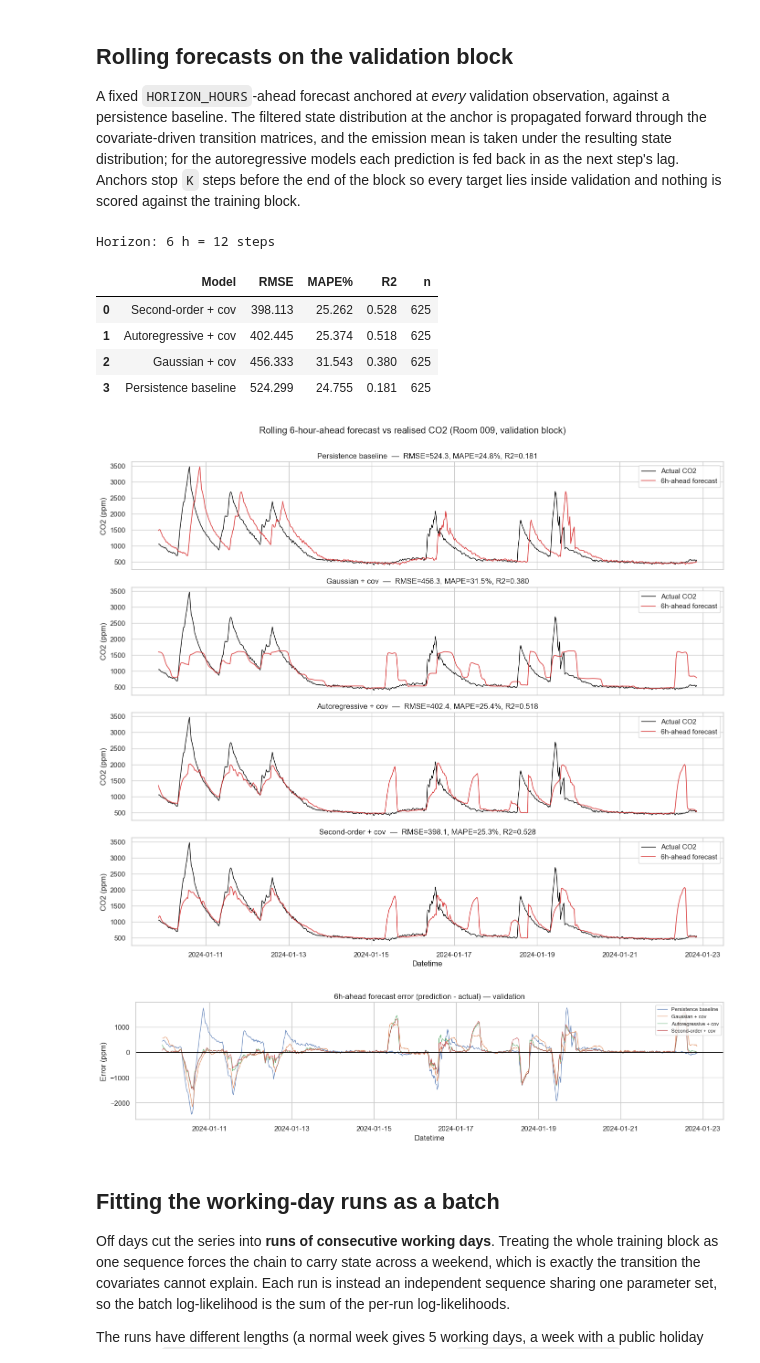
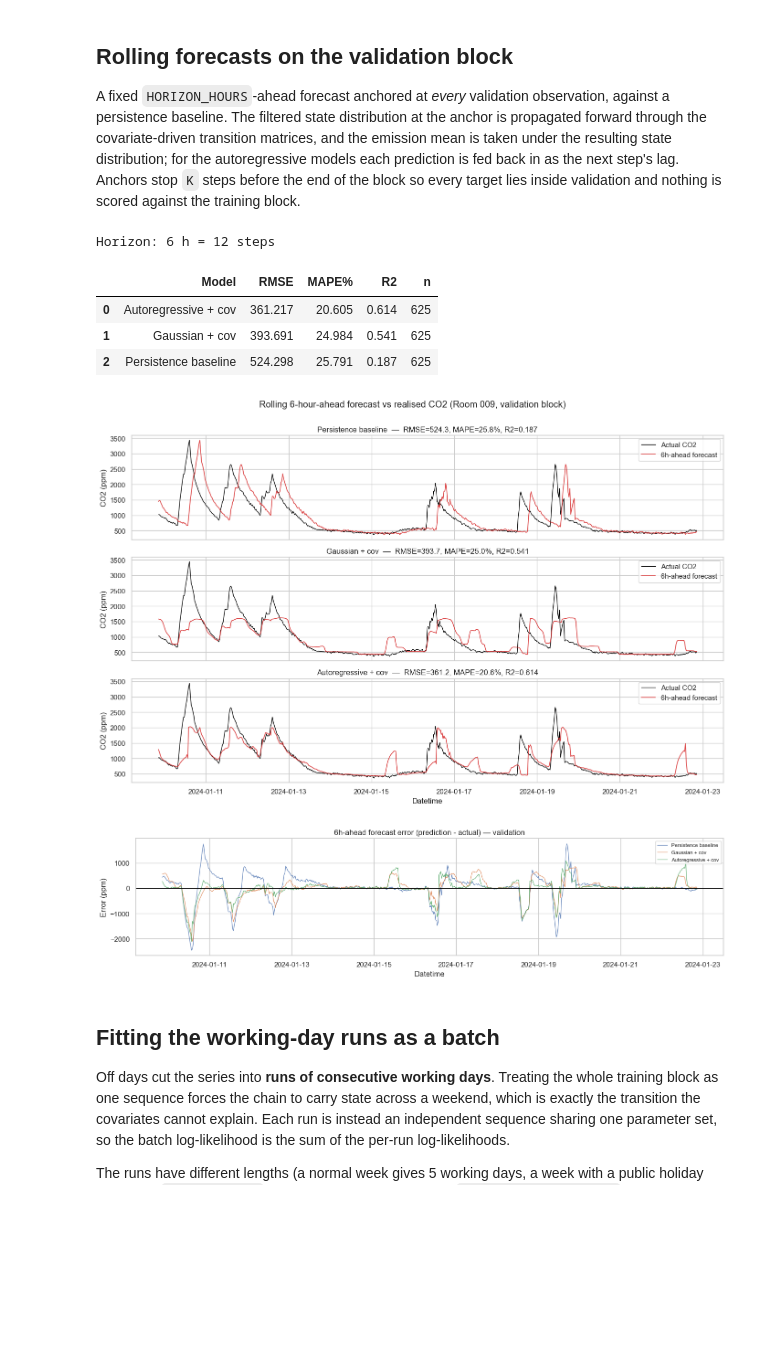
Before and after one commit to Maccen26/hmm-modelling, a Jupyter notebook: week_5_part_2.ipynb, the cells around one changed output. Drawn from its saved outputs; the diff is of its cells as text; code cells hidden in the pictures; blank space fills up the shorter version.

```diff
--- a/week_5_part_2.ipynb
+++ b/week_5_part_2.ipynb
@@ -27,7 +27,7 @@ N_WEEKLY_CYCLES = [1]     # -> sin_week_1..k / cos_week_1..k
 
 # --- Model / evaluation -----------------------------------------------------------
 STATES          = 4
-AR_LAGS         = 6
+AR_LAGS         = 1
 ORDER           = 2     # Markov order of the higher-order transition
 HORIZON_HOURS   = 6     # forecast horizon
 
@@ -105,0 +119,37 @@ Room 009 (room_009/30min) — 30min bins, min = 400 ppm
+# %%
+# ===================== The daily harmonics (time-of-day block) =====================
+tod_h = harmonic_range(N_DAILY_CYCLES)
+if not tod_h:
+    print("N_DAILY_CYCLES is empty - there is no time-of-day block in the design matrix")
+else:
+    hours = np.linspace(0.0, 24.0, 24 * 12 + 1)          # dense grid, 5-minute steps
+    angle = 2 * np.pi * hours / 24.0
+
+    # The first 24 h of data, for the overlay. Hour-of-day is a function of the timestamp
+    # alone, so the window needs no alignment - any full day samples the whole cycle.
+    sel     = dates < dates[0] + pd.Timedelta(days=1)
+    h_obs   = dates[sel].hour + dates[sel].minute / 60.0 + dates[sel].second / 3600.0
+    ang_obs = 2 * np.pi * np.asarray(h_obs) / 24.0
+
+    fig, ax = plt.subplots(figsize=(13, 4))
+    for k in tod_h:
+        for fn, style, np_fn in [("sin", "-", np.sin), ("cos", "--", np.cos)]:
+            name = f"{fn}_tod_{k}"
+            line, = ax.plot(hours, np_fn(k * angle), style, lw=1.6,
+                            label=f"{name}  (period {24 / k:.1f} h)")
+            col = covariate_cols.index(name)
+            # The curve is the design matrix, not an illustration of it.
+            assert np.allclose(X_raw[sel, col], np_fn(k * ang_obs), atol=1e-12)
+            ax.scatter(h_obs, X_raw[sel, col], s=10, color=line.get_color(), zorder=3)
+
+    ax.axhline(0.0, color="black", lw=0.8)
+    ax.set(xlim=(0, 24), ylim=(-1.15, 1.15), xticks=np.arange(0, 25, 3),
+           xlabel="Hour of day", ylabel="Covariate value",
+           title=f"Daily harmonics k = {list(tod_h)} - basis functions (lines) and the "
+                 f"{BIN} columns of X_raw (dots)")
+    ax.legend(loc="upper center", bbox_to_anchor=(0.5, -0.16),
+              ncol=min(4, 2 * len(tod_h)), fontsize=8, frameon=False)
+    plt.tight_layout(); plt.show()
+
+    print(f"{2 * len(tod_h)} time-of-day columns: "
+          f"{', '.join(f'{fn}_tod_{k}' for k in tod_h for fn in ('sin', 'cos'))}")
@@ -171,6 +281,6 @@ print(f"  seed LL {ll_seed:.4f} vs AR+cov LL {ll_ar:.4f}  (difference {ll_seed -
 so_cov.fit(**FIT_KW)
 print(f"  log-likelihood: {so_cov.log_likelihood():.4f}   converged: {so_cov.hmm_results.convergence}")
 
-models = {"Gaussian + cov": gauss_cov, "Autoregressive + cov": ar_cov, "Second-order + cov": so_cov}
+models = {"Gaussian + cov": gauss_cov, "Autoregressive + cov": ar_cov}#, #"Second-order + cov": so_cov}
 # %% [output]
 === Gaussian HMM + covariates ===
@@ -235,7 +373,7 @@ for name, m in models.items():
 
 pred_table = pd.DataFrame([
     {"Model": name, "RMSE": rmse(yt, yp), "MAPE%": mape(yt, yp), "R2": r2_score(yt, yp), "n": len(yt)}
-    for name, (idx, yt, yp) in forecasts.items()
+    for name, (idx, yt, yp, _sp) in forecasts.items()
 ]).sort_values("RMSE").reset_index(drop=True)
 
 write_latex_table(pred_table.round(3), TABLE_DIR / "validation_forecast.tex",
@@ -246,37 +384,36 @@ pred_table.round(3)
 # %% [output]
 Horizon: 6 h = 12 steps
 |  | Model | RMSE | MAPE% | R2 | n |
-| 0 | Second-order + cov | 398.113 | 25.262 | 0.528 | 625 |
-| 1 | Autoregressive + cov | 402.445 | 25.374 | 0.518 | 625 |
-| 2 | Gaussian + cov | 456.333 | 31.543 | 0.380 | 625 |
-| 3 | Persistence baseline | 524.299 | 24.755 | 0.181 | 625 |
+| 0 | Autoregressive + cov | 361.217 | 20.605 | 0.614 | 625 |
+| 1 | Gaussian + cov | 393.691 | 24.984 | 0.541 | 625 |
+| 2 | Persistence baseline | 524.298 | 25.791 | 0.187 | 625 |
 # %%
 # --- forecast vs realised, one panel per model -------------------------------------
 fig, axes = plt.subplots(len(forecasts), 1, figsize=(14, 3 * len(forecasts)), sharex=True)
-for ax, (name, (idx, yt, yp)) in zip(np.atleast_1d(axes), forecasts.items()):
+for ax, (name, (idx, yt, yp, _sp)) in zip(np.atleast_1d(axes), forecasts.items()):
     ax.plot(dates[idx], yt, color="black", lw=1.0, label="Actual CO2")
     ax.plot(dates[idx], yp, color="tab:red", lw=1.2, alpha=0.85,
             label=f"{HORIZON_HOURS}h-ahead forecast")
     ax.set(title=f"{name}  —  RMSE={rmse(yt, yp):.1f}, MAPE={mape(yt, yp):.1f}%, "
                  f"R2={r2_score(yt, yp):.3f}", ylabel="CO2 (ppm)")
     ax.legend(loc="upper right")
 np.atleast_1d(axes)[-1].set_xlabel("Datetime")
 fig.suptitle(f"Rolling {HORIZON_HOURS}-hour-ahead forecast vs realised CO2 "
              f"({room_name}, validation block)", y=1.002)
 plt.tight_layout(); plt.show()
 
 # --- forecast error, all models on one axis ----------------------------------------
 fig, ax = plt.subplots(figsize=(14, 3.6))
-for name, (idx, yt, yp) in forecasts.items():
+for name, (idx, yt, yp, _sp) in forecasts.items():
     ax.plot(dates[idx], yp - yt, lw=0.9, alpha=0.85, label=name)
 ax.axhline(0.0, color="black", lw=0.8)
 ax.set(title=f"{HORIZON_HOURS}h-ahead forecast error (prediction - actual) — validation",
        ylabel="Error (ppm)", xlabel="Datetime")
 ax.legend(loc="upper right", fontsize=8)
 plt.tight_layout(); plt.show()
 # %% [output]
-[figure, old version]
+[figure, new version]
-[figure, old version]
+[figure, new version]
 # %% [markdown]
 ## Fitting the working-day runs as a batch
 
```
Also changed, not shown: parts of 15 cells of this notebook, 9 other files.
